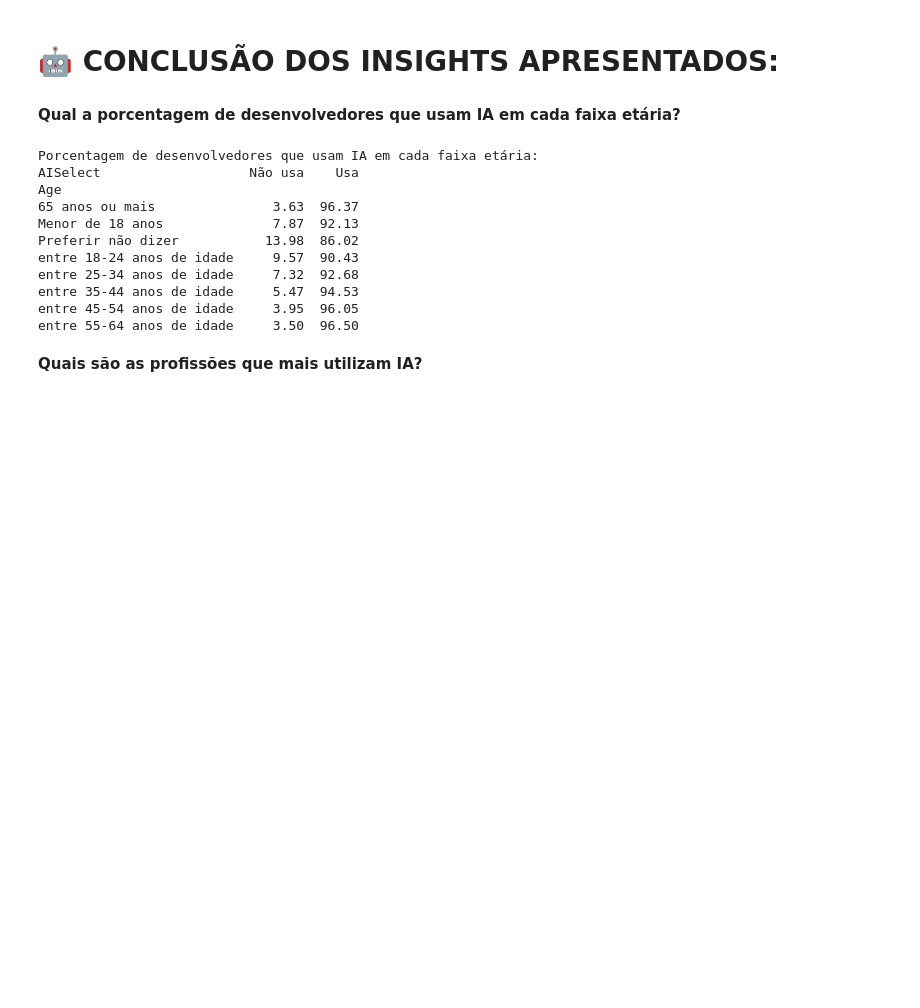
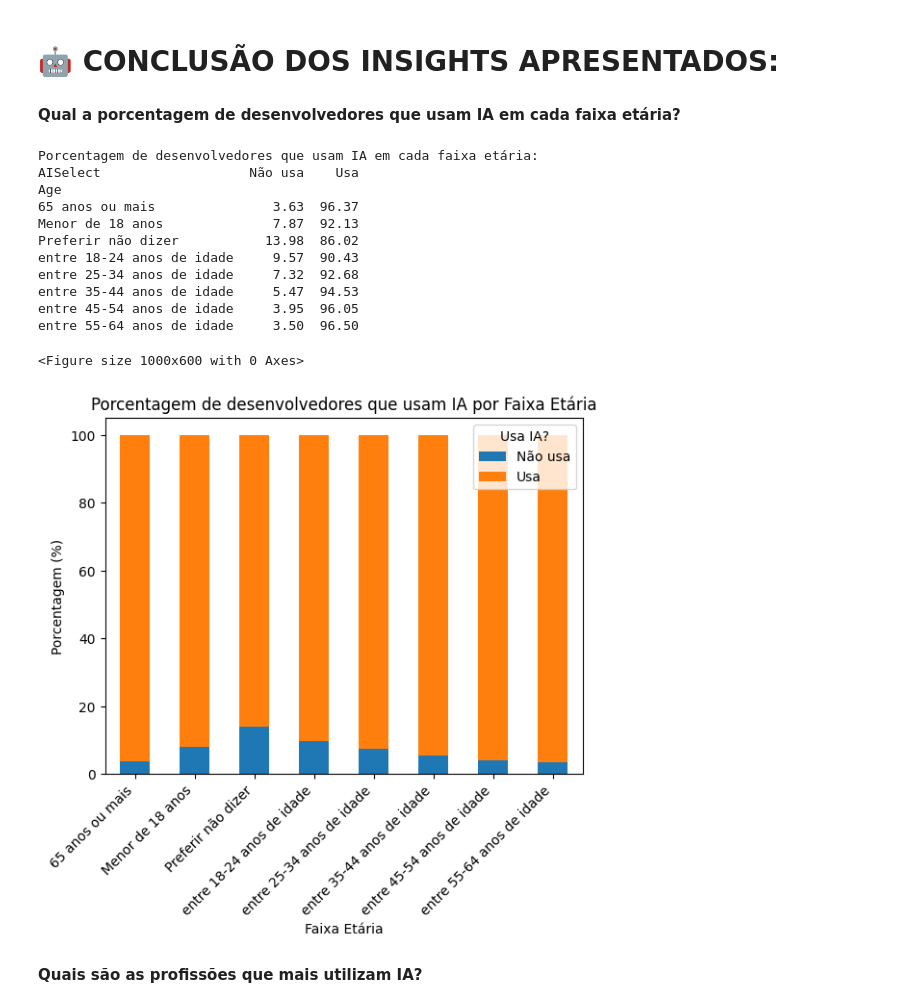
Before and after one commit to TaysonMartinss/AnaliseExploratoria, a Jupyter notebook: Analise_Exploratoria.ipynb, the cells around one changed output. Drawn from its saved outputs; the diff is of its cells as text; code cells hidden in the pictures; blank space fills up the shorter version.

```diff
--- a/Analise_Exploratoria.ipynb
+++ b/Analise_Exploratoria.ipynb
@@ -307,6 +342,18 @@ entre 25-34 anos de idade     7.32  92.68
 entre 35-44 anos de idade     5.47  94.53
 entre 45-54 anos de idade     3.95  96.05
 entre 55-64 anos de idade     3.50  96.50
+# %%
+plt.figure(figsize=(10, 6))
+idade_usa_ia.plot(kind='bar', stacked=True)
+plt.title('Porcentagem de desenvolvedores que usam IA por Faixa Etária')
+plt.xlabel('Faixa Etária')
+plt.ylabel('Porcentagem (%)')
+plt.legend(title='Usa IA?')
+plt.xticks(rotation=45, ha='right')
+plt.show()
+# %% [output]
+<Figure size 1000x600 with 0 Axes>
+[figure, added]
 # %% [markdown]
 **Quais são as profissões que mais utilizam IA?**
 # %%
```
Also changed, not shown: parts of 15 cells of this notebook.
